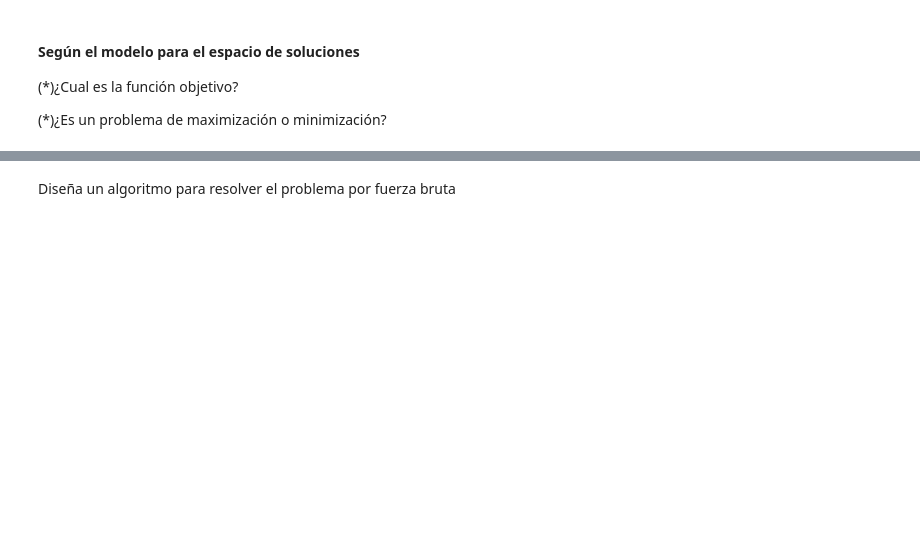
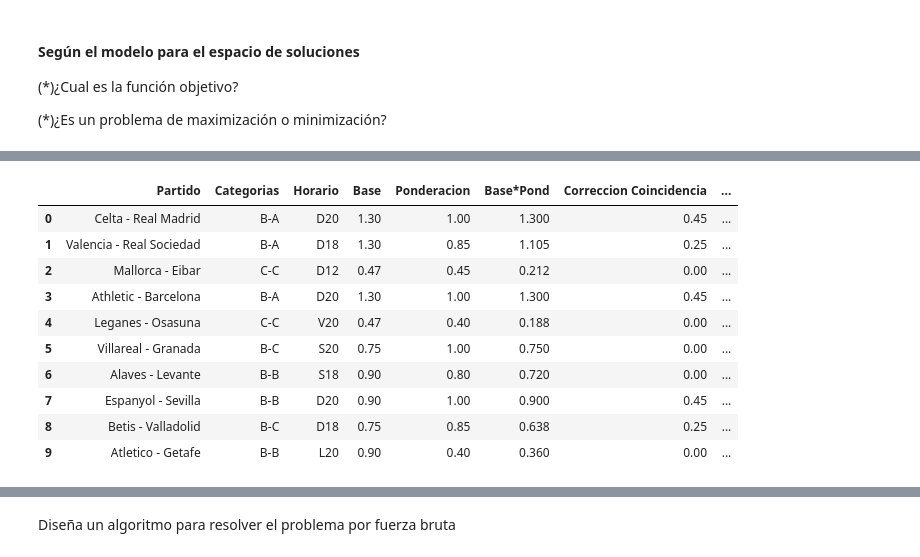
Before and after one commit to dmiglino/OptimizationAlgorithms, a Jupyter notebook: Algoritmos_Partidos_De_Liga.ipynb, the cells around one changed output, grey strips where cells are left out. Cells and saved outputs as stored; diff of their text form; code cells hidden in the pictures; blank space fills up the shorter version.

```diff
--- a/Algoritmos_Partidos_De_Liga.ipynb
+++ b/Algoritmos_Partidos_De_Liga.ipynb
@@ -84,0 +273,15 @@ Respuesta
+# %%
+import random
+
+# Funcion para organizar jornada. De esta forma, dado el listado de equipos, va a generar la jornada que se ve en la definicion del ejercicio.
+# Para generar jornadas aleatorias, se debera pasar un True como segundo parametro a la funcion.
+def generar_partidos(equipos_dict, shuffle=False):
+    equipos = list(equipos_dict.keys())
+    # para barajar de nuevo el orden de los equipos y por consiguiente la generacion de partidos
+    if shuffle:
+        random.shuffle(equipos)
+    return list(zip(*[iter(equipos)]*2))
+
+partidos = generar_partidos(equipos_categoria)
+assert len(partidos) == 10
+display(partidos)
@@ -84,0 +441,80 @@ Respuesta
+# %%
+import pandas as pd
+
+def obtener_dia_y_horario(indice_horario):
+    for dia, horarios in dia_horario.items():
+        for horario, valor in horarios.items():
+            if valor == indice_horario:
+                return dia, horario
+    return None, None  # En caso de que no se encuentre el valor
+
+def obtener_codigo_horario(dia_y_horario):
+    return dia_y_horario[0][0].capitalize()+dia_y_horario[1]
+
+# Funcion objetivo para poder evaluar las distintas soluciones que se vayan generando.
+# Dado un array con los horarios asignados a cada partido de una jornada dada,
+# la funcion devolvera un valor numerico que representara la audiencia en millones de espectadores.
+def analizar_jornada(jornada_horarios, partidos):
+
+    data = []
+    audiencia_jornada = 0
+
+    for indice_partido, horario_partido in enumerate(jornada_horarios):
+
+        # la audiencia que se espera para un partido en particular
+        audiencia_estimada_partido = 0
+
+        # Como ya se comento, cada posicion de jornada_horarios representa un partido del array partidos
+        partido = partidos[indice_partido]
+
+        # cada posicion de la tupla es un equipo, buscamos sus categorias
+        categoria_local = equipos_categoria[partido[0]]
+        categoria_visitante = equipos_categoria[partido[1]]
+
+        # segun la categoria de ambos, podemos buscar la audiencia estimada del enfrentamiento entre ellos
+        audiencia_segun_categoria_equipos = audiencia_por_categorias[categoria_local][categoria_visitante]
+        nivel_audiencia = nivel_audiencia_por_horario[horario_partido]
+        audiencia_base_por_ponderacion_horario = audiencia_segun_categoria_equipos * nivel_audiencia
+
+        # segun la cantidad de coincidencias en un mismo horario, la audiencia se vera afectada en una reduccion de porcentaje
+        coincidencia_en_horario = jornada_horarios.count(horario_partido) - 1
+        reduccion_audiencia = coincidencias[coincidencia_en_horario]
+
+        # suma de la audiencia estimada para cada partido
+        audiencia_estimada_partido += audiencia_base_por_ponderacion_horario
+        audiencia_estimada_partido -= audiencia_estimada_partido * reduccion_audiencia
+        audiencia_estimada_partido = audiencia_estimada_partido
+
+        #print(f'- {partido[0]} ({categoria_local}) vs {partido[1]} ({categoria_visitante}) = {audiencia_segun_categoria_equipos} -> ponderacion x horario {horario_partido}: {nivel_audiencia} -> base*pond = {audiencia_base_por_ponderacion_horario} -> reduccion audiencia = {reduccion_audiencia*100}% -> TOTAL={audiencia_estimada_partido}')
+        audiencia_jornada += audiencia_estimada_partido
+
+        dia_y_horario = obtener_dia_y_horario(horario_partido)
+        data.append([partido[0] + ' - ' + partido[1],
+                     categoria_local+'-'+categoria_visitante,
+                     obtener_codigo_horario(dia_y_horario),
+                     audiencia_segun_categoria_equipos,
+                     nivel_audiencia,
+                     round(audiencia_base_por_ponderacion_horario, 3),
+                     round(reduccion_audiencia, 3),
+                     round(audiencia_estimada_partido, 3)])
+
+    # se devuelve un dataframe con toda la informacion mas la suma de las audiencias de cada partido en millones redondeada a 2 decimales
+    df = pd.DataFrame(data, columns=['Partido', 'Categorias', 'Horario', 'Base', 'Ponderacion', 'Base*Pond', 'Correccion Coincidencia', 'Audiencia Estimada'], index=range(len(jornada_horarios)))
+    return df, round(audiencia_jornada, 3)
+
+
+df_jornada, audiencia_estimada_jornada = analizar_jornada(jornada_horarios, partidos)
+display(df_jornada)
+print(f'Audiencia estimada para la jornada = {audiencia_estimada_jornada} millones.')
+# %% [output]
+|  | Partido | Categorias | Horario | Base | Ponderacion | Base*Pond | Correccion Coincidencia | ... |
+| 0 | Celta - Real Madrid | B-A | D20 | 1.30 | 1.00 | 1.300 | 0.45 | ... |
+| 1 | Valencia - Real Sociedad | B-A | D18 | 1.30 | 0.85 | 1.105 | 0.25 | ... |
+| 2 | Mallorca - Eibar | C-C | D12 | 0.47 | 0.45 | 0.212 | 0.00 | ... |
+| 3 | Athletic - Barcelona | B-A | D20 | 1.30 | 1.00 | 1.300 | 0.45 | ... |
+| 4 | Leganes - Osasuna | C-C | V20 | 0.47 | 0.40 | 0.188 | 0.00 | ... |
+| 5 | Villareal - Granada | B-C | S20 | 0.75 | 1.00 | 0.750 | 0.00 | ... |
+| 6 | Alaves - Levante | B-B | S18 | 0.90 | 0.80 | 0.720 | 0.00 | ... |
+| 7 | Espanyol - Sevilla | B-B | D20 | 0.90 | 1.00 | 0.900 | 0.45 | ... |
+| 8 | Betis - Valladolid | B-C | D18 | 0.75 | 0.85 | 0.638 | 0.25 | ... |
+| 9 | Atletico - Getafe | B-B | L20 | 0.90 | 0.40 | 0.360 | 0.00 | ... |
```
Also changed, not shown: parts of 40 cells of this notebook.
